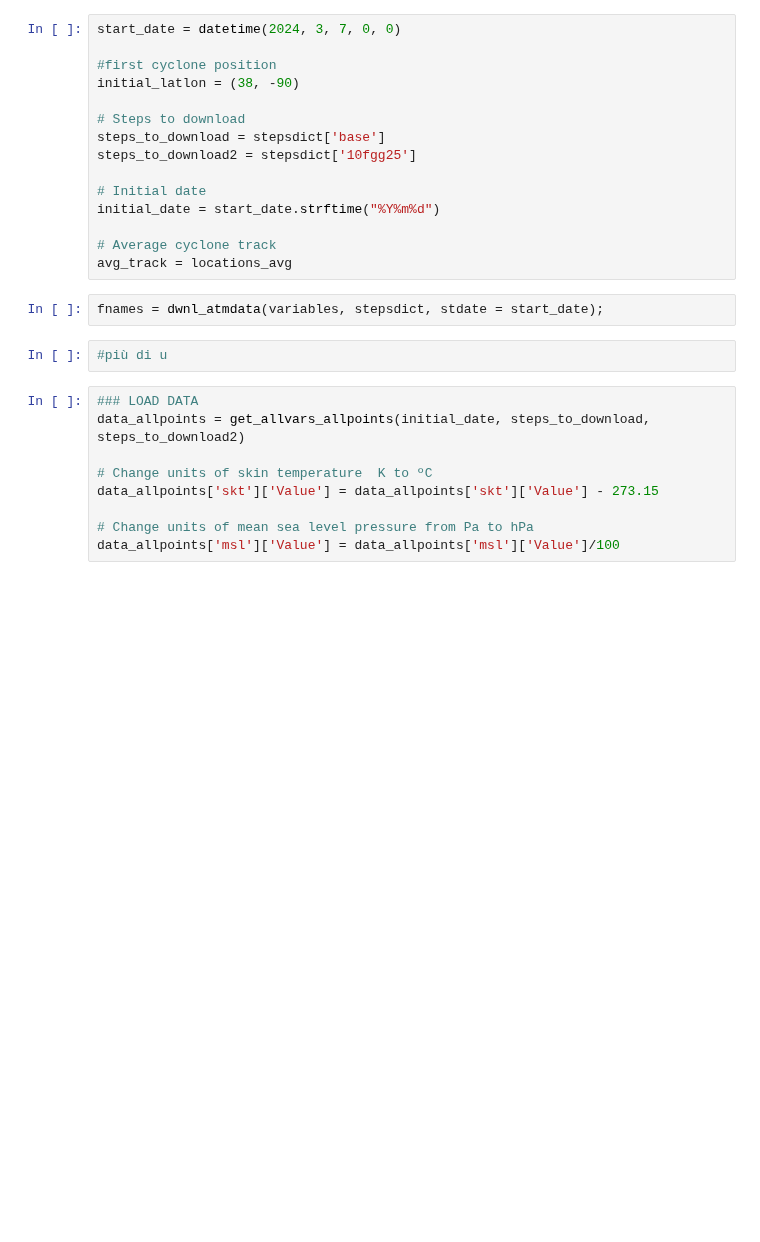
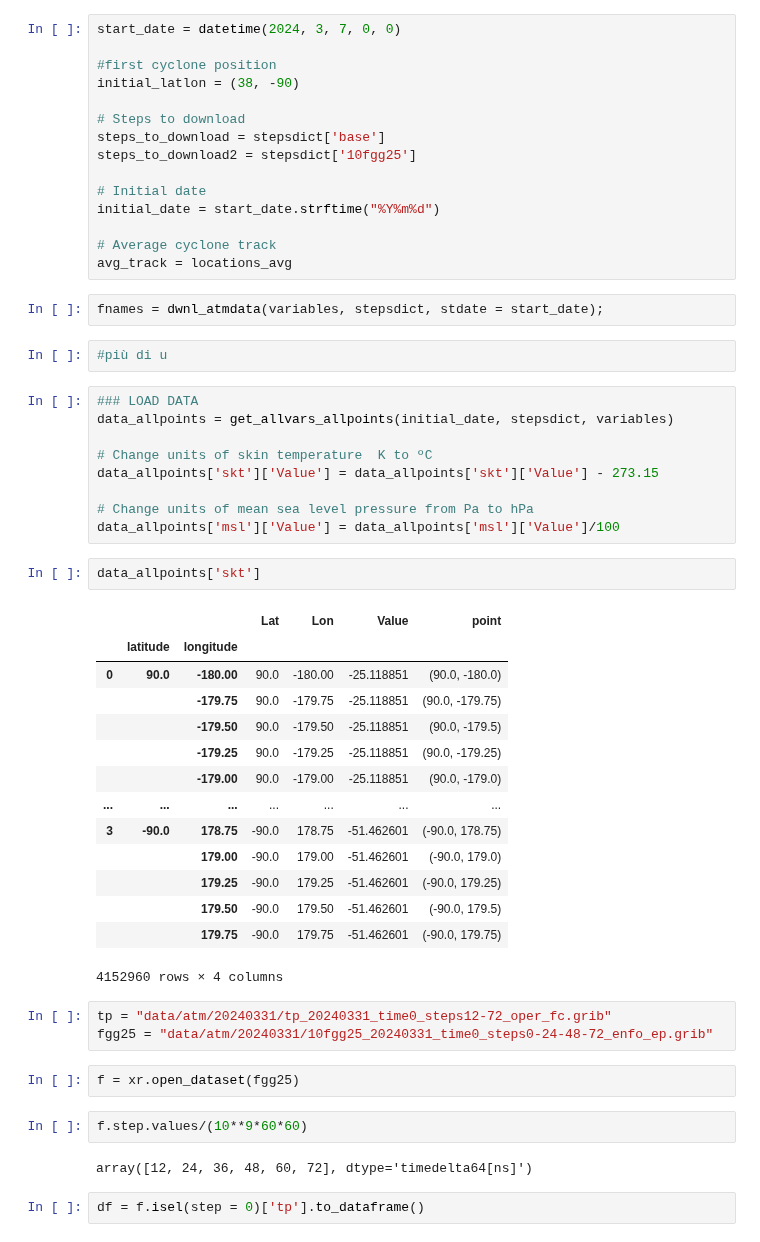
Before and after one commit to ECMWFCode4Earth/TropiDash, a Jupyter notebook: TropiDash/test_download.ipynb, the cells around one changed output. Saved outputs shown, nothing was run; the diff lists cells and outputs as text; blank space fills up the shorter version.

```diff
--- a/TropiDash/test_download.ipynb
+++ b/TropiDash/test_download.ipynb
@@ -194,10 +190,38 @@ fnames = dwnl_atmdata(variables, stepsdict, stdate = start_date);
 #più di u
 # %%
 ### LOAD DATA
-data_allpoints = get_allvars_allpoints(initial_date, steps_to_download, steps_to_download2)
+data_allpoints = get_allvars_allpoints(initial_date, stepsdict, variables)
 
 # Change units of skin temperature  K to ºC
 data_allpoints['skt']['Value'] = data_allpoints['skt']['Value'] - 273.15
 
 # Change units of mean sea level pressure from Pa to hPa
 data_allpoints['msl']['Value'] = data_allpoints['msl']['Value']/100
+# %%
+data_allpoints['skt']
+# %% [output]
+|  |  |  | Lat | Lon | Value | point |
+|  | latitude | longitude |  |  |  |  |
+| 0 | 90.0 | -180.00 | 90.0 | -180.00 | -25.118851 | (90.0, -180.0) |
+|  |  | -179.75 | 90.0 | -179.75 | -25.118851 | (90.0, -179.75) |
+|  |  | -179.50 | 90.0 | -179.50 | -25.118851 | (90.0, -179.5) |
+|  |  | -179.25 | 90.0 | -179.25 | -25.118851 | (90.0, -179.25) |
+|  |  | -179.00 | 90.0 | -179.00 | -25.118851 | (90.0, -179.0) |
+| ... | ... | ... | ... | ... | ... | ... |
+| 3 | -90.0 | 178.75 | -90.0 | 178.75 | -51.462601 | (-90.0, 178.75) |
+|  |  | 179.00 | -90.0 | 179.00 | -51.462601 | (-90.0, 179.0) |
+|  |  | 179.25 | -90.0 | 179.25 | -51.462601 | (-90.0, 179.25) |
+|  |  | 179.50 | -90.0 | 179.50 | -51.462601 | (-90.0, 179.5) |
+|  |  | 179.75 | -90.0 | 179.75 | -51.462601 | (-90.0, 179.75) |
+4152960 rows × 4 columns
+# %%
+tp = "data/atm/20240331/tp_20240331_time0_steps12-72_oper_fc.grib"
+fgg25 = "data/atm/20240331/10fgg25_20240331_time0_steps0-24-48-72_enfo_ep.grib"
+# %%
+f = xr.open_dataset(fgg25)
+# %%
+f.step.values/(10**9*60*60)
+# %% [output]
+array([12, 24, 36, 48, 60, 72], dtype='timedelta64[ns]')
+# %%
+df = f.isel(step = 0)['tp'].to_dataframe()
```
Also changed, not shown: parts of 8 cells of this notebook, 12 other files.
